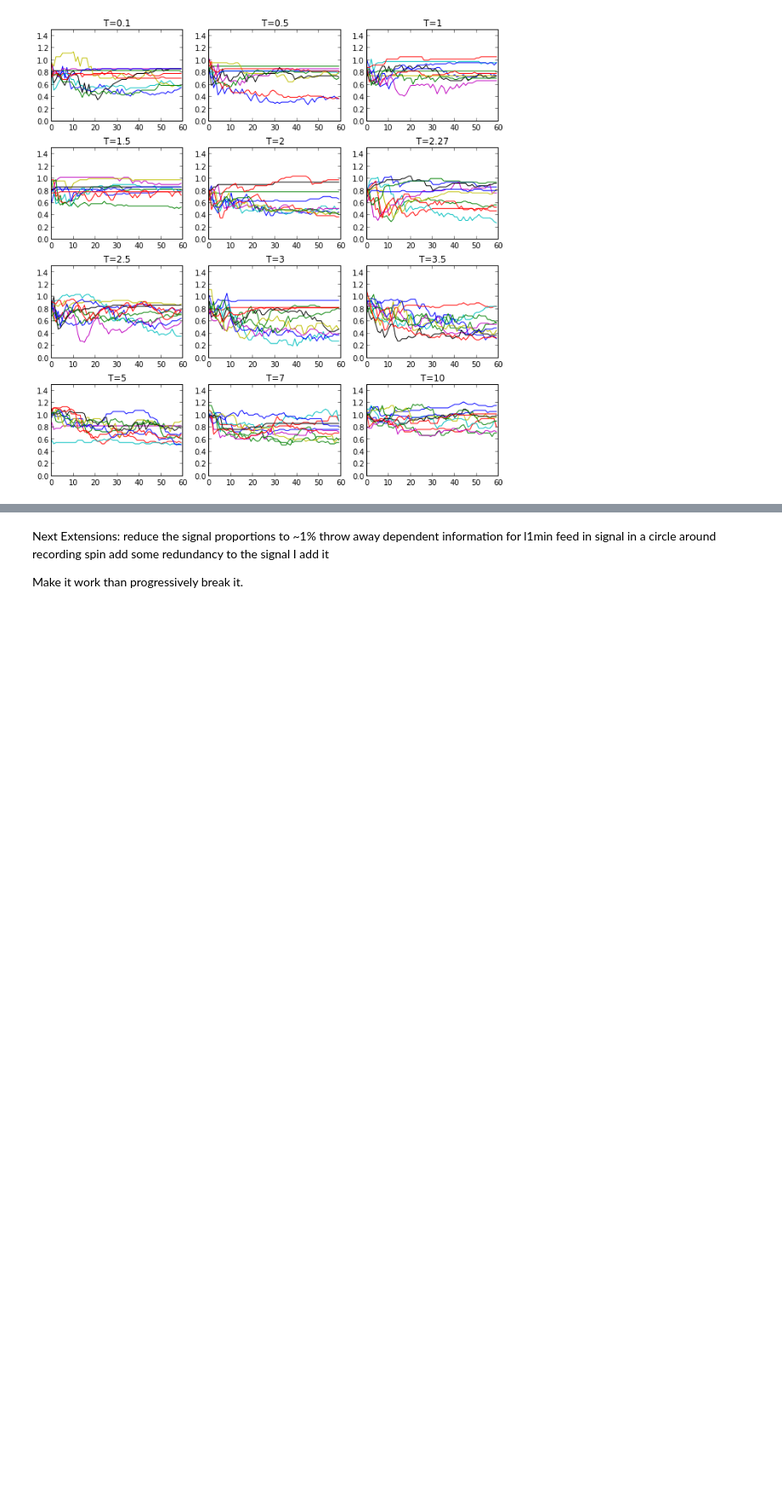
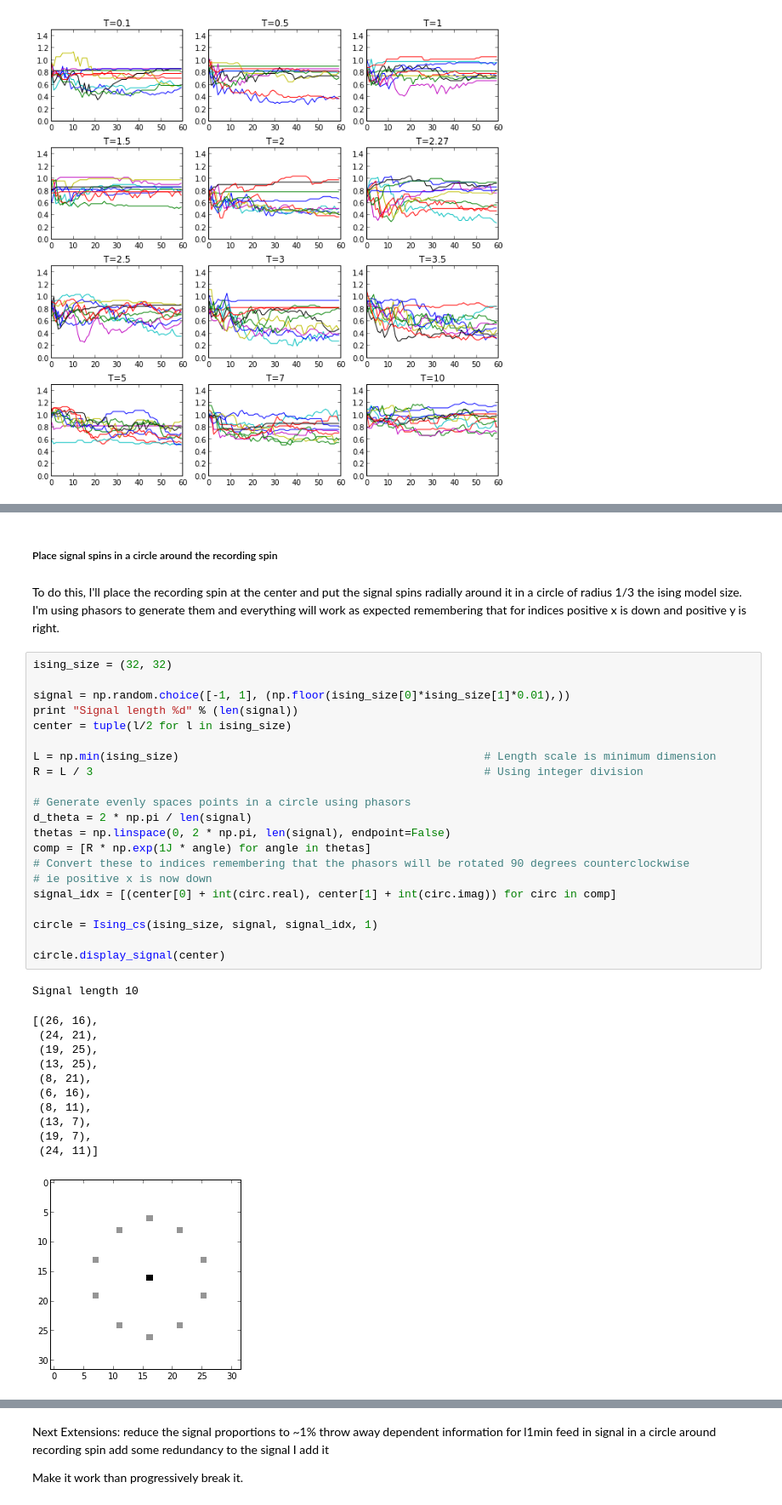
Before and after one commit to forrestsheldon/neurodynamics, a Jupyter notebook: Ising_CS.ipynb, the cells around one changed output, grey strips where cells are left out. Shown at 85% size. Drawn from its saved outputs; the diff is of its cells as text; blank space fills up the shorter version.

```diff
--- a/Ising_CS.ipynb
+++ b/Ising_CS.ipynb
@@ -856,0 +890,38 @@ cs_test.display()
+# %% [markdown]
+##### Place signal spins in a circle around the recording spin
+# %% [markdown]
+To do this, I'll place the recording spin at the center and put the signal spins radially around it in a circle of radius 1/3 the ising model size. I'm using phasors to generate them and everything will work as expected remembering that for indices positive x is down and positive y is right.
+# %%
+ising_size = (32, 32)
+
+signal = np.random.choice([-1, 1], (np.floor(ising_size[0]*ising_size[1]*0.01),))
+print "Signal length %d" % (len(signal))
+center = tuple(l/2 for l in ising_size)
+
+L = np.min(ising_size)                                              # Length scale is minimum dimension
+R = L / 3                                                           # Using integer division
+
+# Generate evenly spaces points in a circle using phasors
+d_theta = 2 * np.pi / len(signal)
+thetas = np.linspace(0, 2 * np.pi, len(signal), endpoint=False)
+comp = [R * np.exp(1J * angle) for angle in thetas]
+# Convert these to indices remembering that the phasors will be rotated 90 degrees counterclockwise
+# ie positive x is now down
+signal_idx = [(center[0] + int(circ.real), center[1] + int(circ.imag)) for circ in comp]
+
+circle = Ising_cs(ising_size, signal, signal_idx, 1)
+
+circle.display_signal(center)
+# %% [output]
+Signal length 10
+[(26, 16),
+ (24, 21),
+ (19, 25),
+ (13, 25),
+ (8, 21),
+ (6, 16),
+ (8, 11),
+ (13, 7),
+ (19, 7),
+ (24, 11)]
+[figure, added]
```
Also changed, not shown: parts of 18 cells of this notebook.
